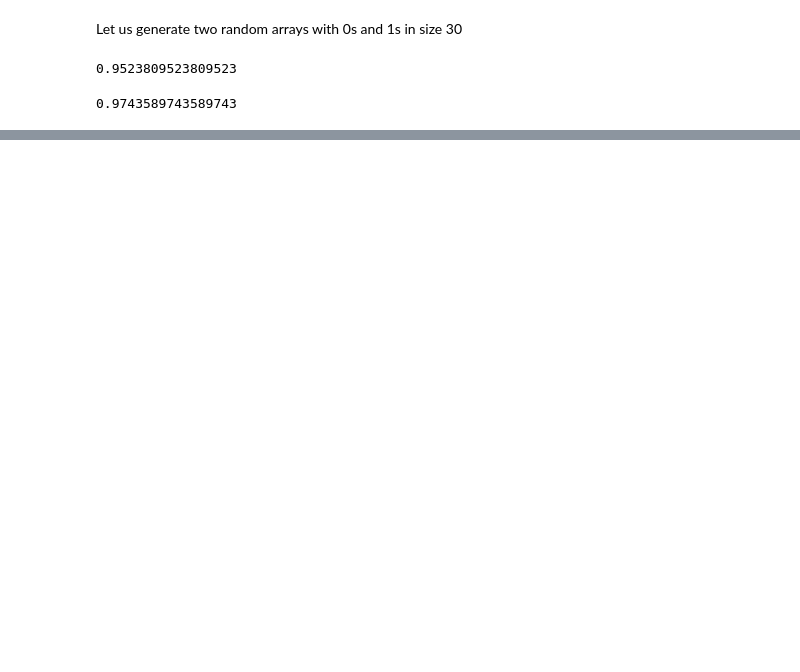
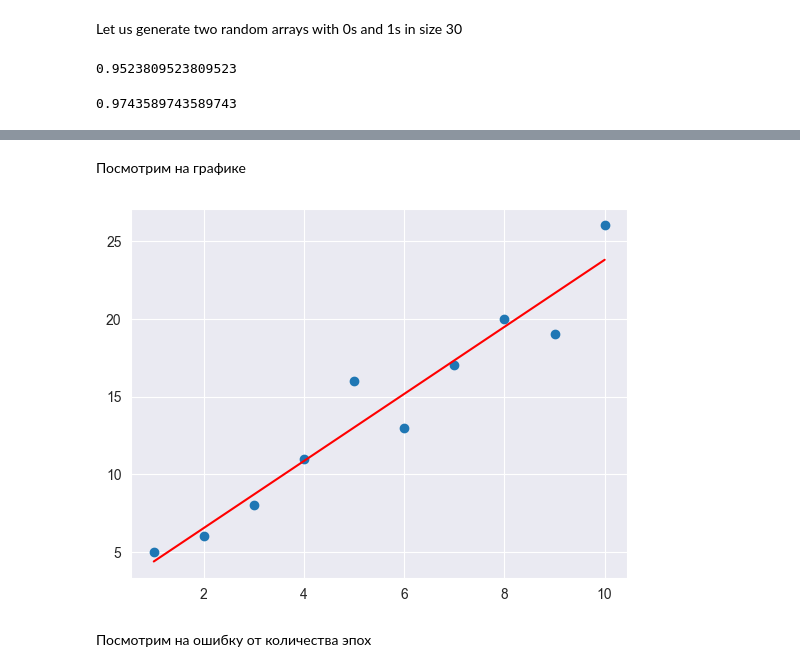
Before and after one commit to Ilja-R/TMSds, a Jupyter notebook: lesson15/hw15.ipynb, the cells around one changed output, grey strips where cells are left out. Drawn from its saved outputs; the diff is of its cells as text; code cells hidden in the pictures; blank space fills up the shorter version.

```diff
--- a/lesson15/hw15.ipynb
+++ b/lesson15/hw15.ipynb
@@ -100,0 +119,16 @@ f1_score_false
+# %%
+# линейная регрессия с обучением через градиентный спуск
+def linear_regression(X, y, learning_rate=0.01, epochs=1000):
+    n = len(X)
+    w0 = 0
+    w1 = 0
+
+    for _ in range(epochs):
+        y_pred = w0 + w1 * X
+        dw0 = (-2 / n) * sum(y - y_pred)
+        dw1 = (-2 / n) * sum(X * (y - y_pred))
+
+        w0 -= learning_rate * dw0
+        w1 -= learning_rate * dw1
+
+    return w0, w1
@@ -100,0 +152,10 @@ f1_score_false
+# %% [markdown]
+Посмотрим на графике
+# %%
+plt.scatter(X, y)
+plt.plot(X, y_pred, color='red')
+plt.show()
+# %% [output]
+[figure, added]
+# %% [markdown]
+Посмотрим на ошибку от количества эпох
```
Also changed, not shown: parts of 18 cells of this notebook, 3 other files.
